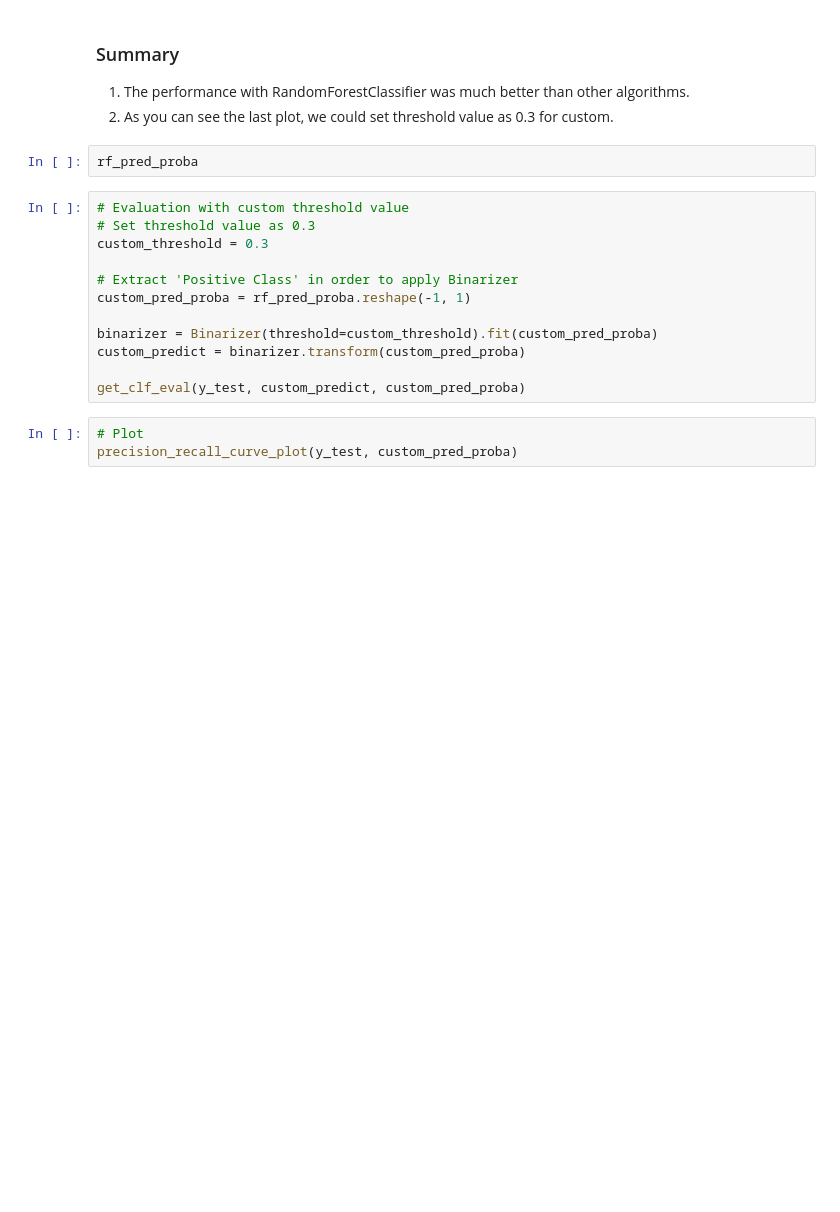
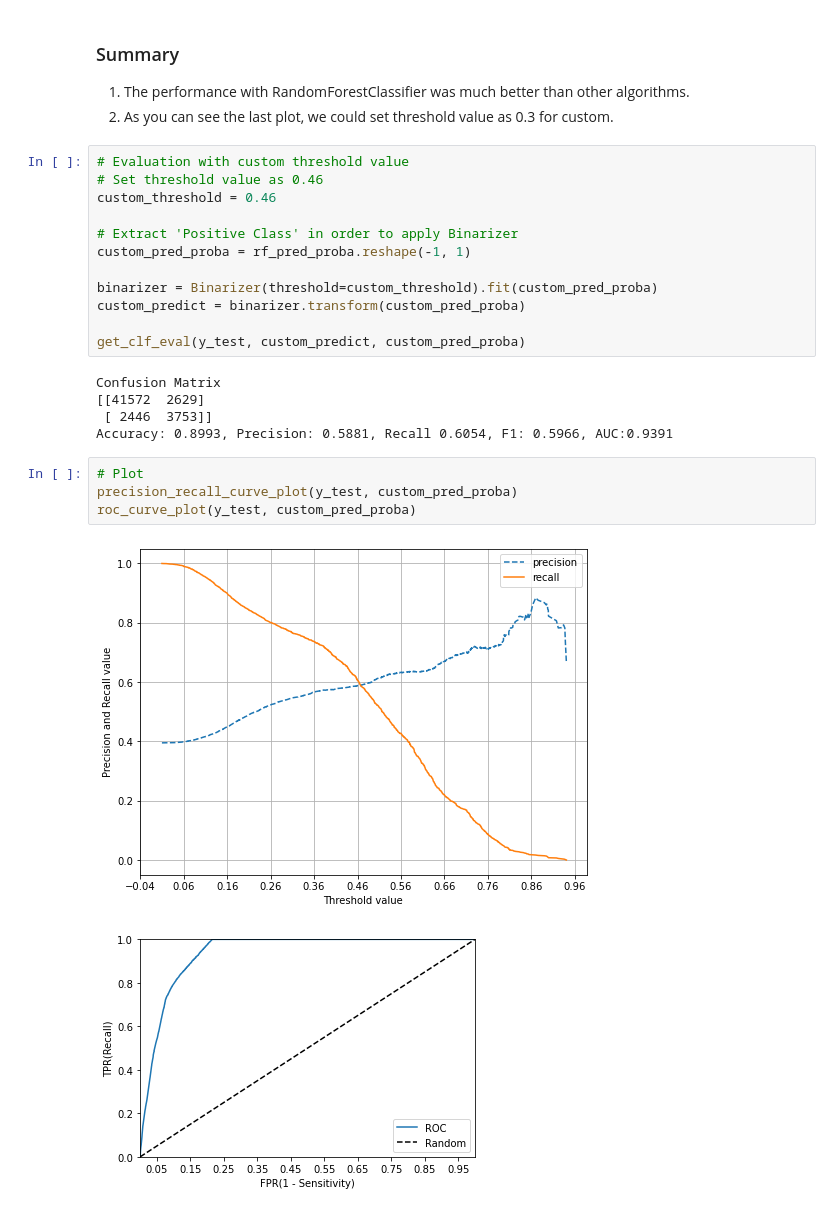
Before and after one commit to escortKwon/IndividualProjects_for_Portfolio, a Jupyter notebook: Loan Prediction/LoanPrediction.ipynb, the cells around one changed output. Cells and saved outputs as stored; diff of their text form; blank space fills up the shorter version.

```diff
--- a/Loan Prediction/LoanPrediction.ipynb
+++ b/Loan Prediction/LoanPrediction.ipynb
@@ -124,12 +247,10 @@ precision_recall_curve_plot(y_test, rf_pred_proba)
 ### Summary
 1. The performance with RandomForestClassifier was much better than other algorithms.
 2. As you can see the last plot, we could set threshold value as 0.3 for custom.
-# %%
-rf_pred_proba
 # %%
 # Evaluation with custom threshold value
-# Set threshold value as 0.3
-custom_threshold = 0.3
+# Set threshold value as 0.46
+custom_threshold = 0.46
 
 # Extract 'Positive Class' in order to apply Binarizer
 custom_pred_proba = rf_pred_proba.reshape(-1, 1)
@@ -138,6 +259,15 @@ binarizer = Binarizer(threshold=custom_threshold).fit(custom_pred_proba)
 custom_predict = binarizer.transform(custom_pred_proba)
 
 get_clf_eval(y_test, custom_predict, custom_pred_proba)
+# %% [output]
+Confusion Matrix
+[[41572  2629]
+ [ 2446  3753]]
+Accuracy: 0.8993, Precision: 0.5881, Recall 0.6054, F1: 0.5966, AUC:0.9391
 # %%
 # Plot
 precision_recall_curve_plot(y_test, custom_pred_proba)
+roc_curve_plot(y_test, custom_pred_proba)
+# %% [output]
+[figure, added]
+[figure, added]
```
Also changed, not shown: parts of 23 cells of this notebook.
